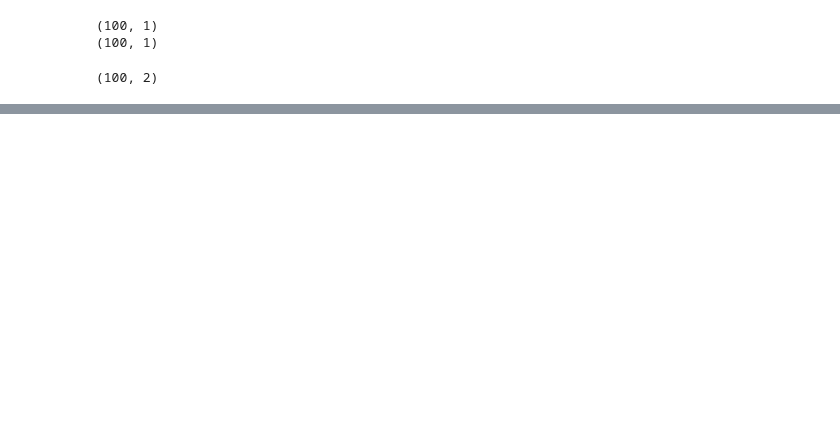
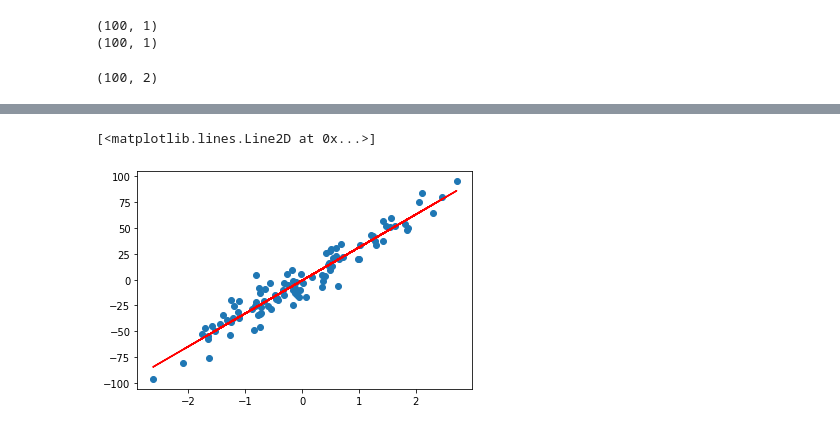
Before and after one commit to Mealyx/Personnal-project, a Jupyter notebook: github/linear regression.ipynb, the cells around one changed output, grey strips where cells are left out. Saved outputs shown, nothing was run; the diff lists cells and outputs as text; code cells hidden in the pictures; blank space fills up the shorter version.

```diff
--- a/github/linear regression.ipynb
+++ b/github/linear regression.ipynb
@@ -37,0 +38,4 @@ plt.plot(x, curve1(x1, t), c = 'g')
+# %%
+def cost(x1, y, t):
+    m = len(y)
+    return 1/(2*m)*np.sum((curve1(x1, t)-y)**2)
@@ -37,0 +46,24 @@ plt.plot(x, curve1(x1, t), c = 'g')
+# %%
+def gradient(x1, y, t):
+    m = len(y)
+    return 1/m * x1.T.dot(curve1(x1, t) - y)
+# %%
+def descent(x1, y, t, a, iterations):
+    cost_history = np.zeros(iterations)
+    for i in range(0, iterations):
+        t = t - a*gradient(x1, y, t)
+        cost_history[i] = cost(x1, y, t)
+    return t, cost_history
+# %%
+a = 0.01
+iterations = 400
+
+t_training, cost_history = descent(x1, y, t, a, iterations)
+# %%
+vector_predictions = curve1(x1, t_training)
+
+plt.scatter(x, y)
+plt.plot(x, vector_predictions, c='r')
+# %% [output]
+[<matplotlib.lines.Line2D at 0x...>]
+[figure, added]
```
Also changed, not shown: parts of 7 cells of this notebook.
